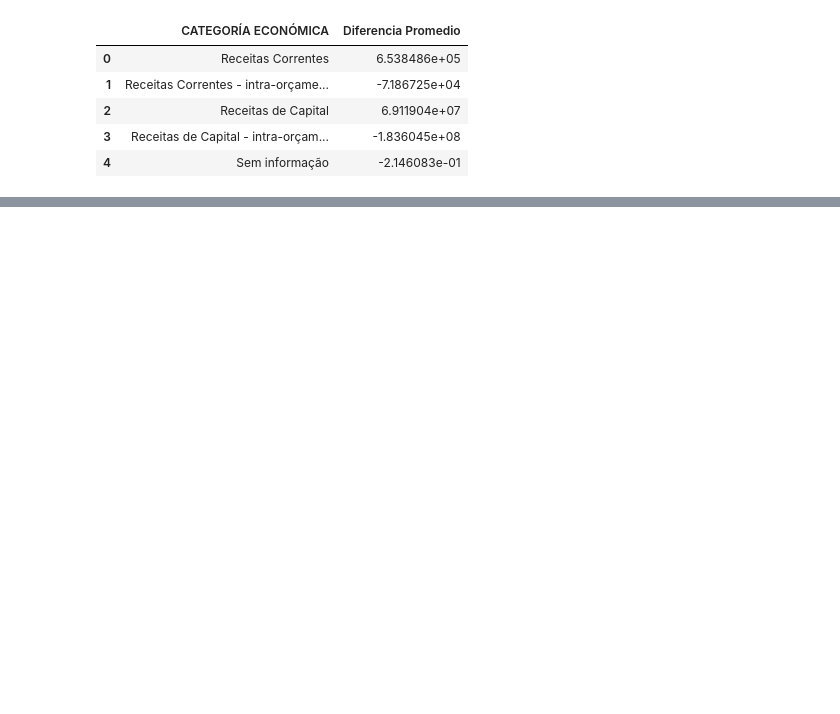
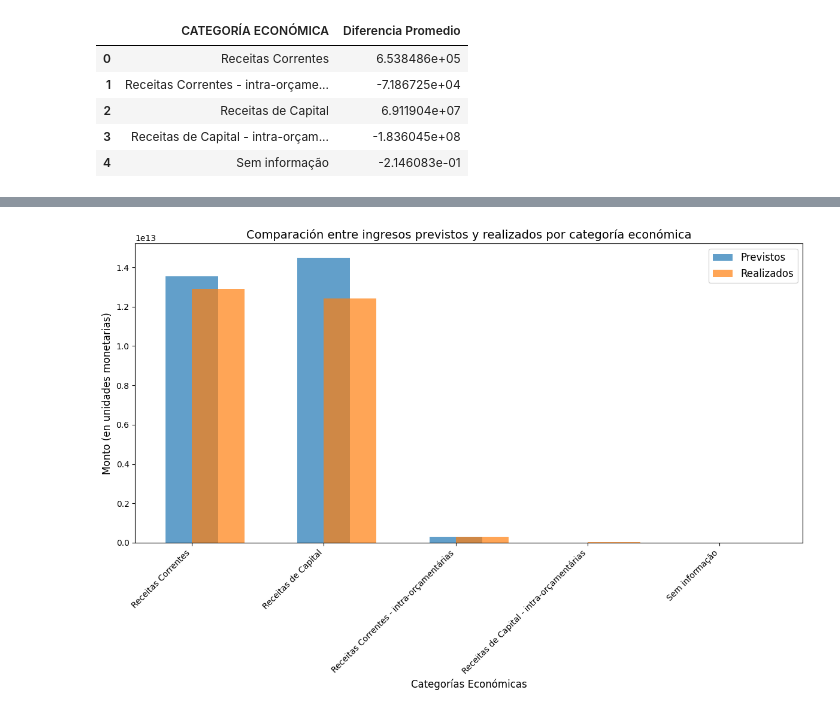
Before and after one commit to clausoler/Proyecto2_Brasil, a Jupyter notebook: ingresos_públicos_brasil.ipynb, the cells around one changed output, grey strips where cells are left out. Saved outputs shown, nothing was run; the diff lists cells and outputs as text; code cells hidden in the pictures; blank space fills up the shorter version.

Commit message:
subida gráficos

```diff
--- a/ingresos_públicos_brasil.ipynb
+++ b/ingresos_públicos_brasil.ipynb
@@ -1638,0 +1675,14 @@ diferencias_promedio
+# %%
+# 2. Análisis temporal
+
+# Extraer el mes para analizar tendencias por mes (independientemente del año)
+df_datos_brasil["MES"] = df_datos_brasil["FECHA REGISTRO"].dt.month
+
+# Agrupar los ingresos realizados por mes
+ingresos_por_mes = df_datos_brasil.groupby("MES")["VALOR REALIZADO"].sum().reset_index()
+
+# Renombrar las columnas para mayor claridad
+ingresos_por_mes.columns = ["MES", "TOTAL_INGRESOS_REALIZADOS"]
+
+# Mostrar el dataframe
+ingresos_por_mes
@@ -1638,0 +1817,31 @@ diferencias_promedio
+# %%
+import matplotlib.pyplot as plt
+
+# Preparar los datos para graficar
+categoria_diferencias = categoria_diferencias.sort_values(by='VALOR_REALIZADO', ascending=False)
+
+# Configurar los valores para graficar
+categorias = categoria_diferencias['CATEGORÍA ECONÓMICA']
+valores_previstos = categoria_diferencias['VALOR_PREVISTO']
+valores_realizados = categoria_diferencias['VALOR_REALIZADO']
+
+# Crear el gráfico
+plt.figure(figsize=(12, 8))
+x = range(len(categorias))
+
+# Gráfico de barras para los valores previstos y realizados
+plt.bar(x, valores_previstos, width=0.4, label='Previstos', align='center', alpha=0.7)
+plt.bar(x, valores_realizados, width=0.4, label='Realizados', align='edge', alpha=0.7)
+
+# Configuración del gráfico
+plt.xlabel('Categorías Económicas', fontsize=12)
+plt.ylabel('Monto (en unidades monetarias)', fontsize=12)
+plt.title('Comparación entre ingresos previstos y realizados por categoría económica', fontsize=14)
+plt.xticks(x, categorias, rotation=45, ha='right', fontsize=10)
+plt.legend(fontsize=12)
+plt.tight_layout()
+
+# Mostrar el gráfico
+plt.show()
+# %% [output]
+[figure, added]
```
Also changed, not shown: parts of 17 cells of this notebook, 1 other file.
